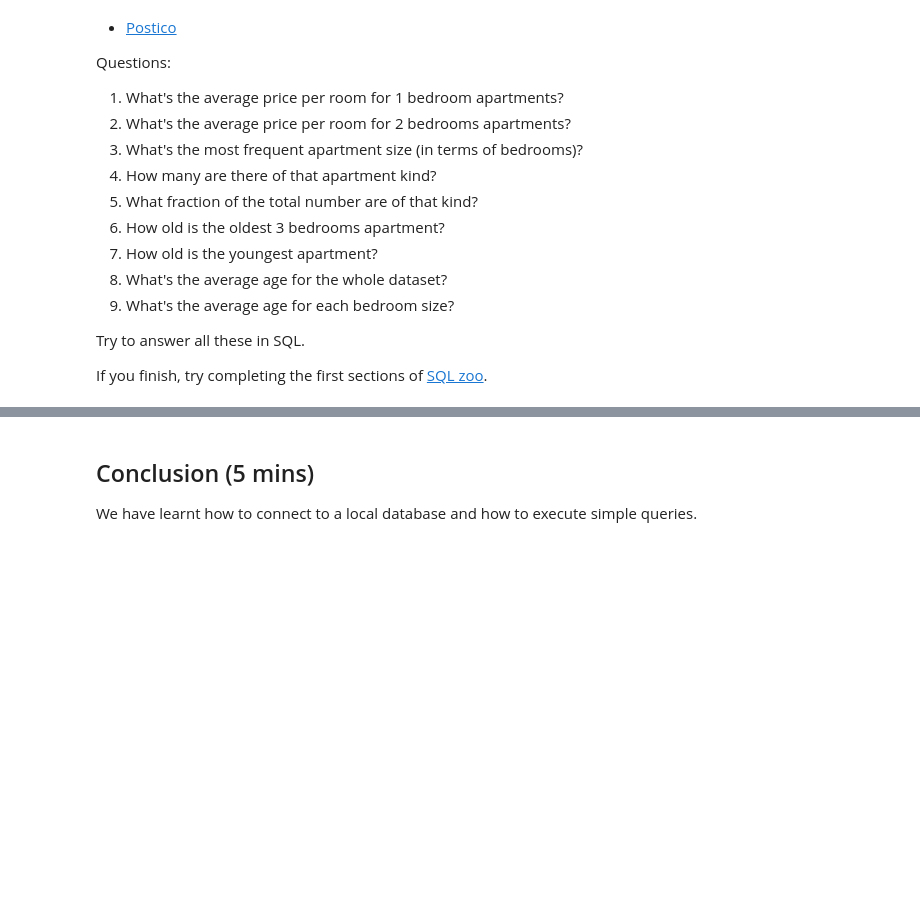
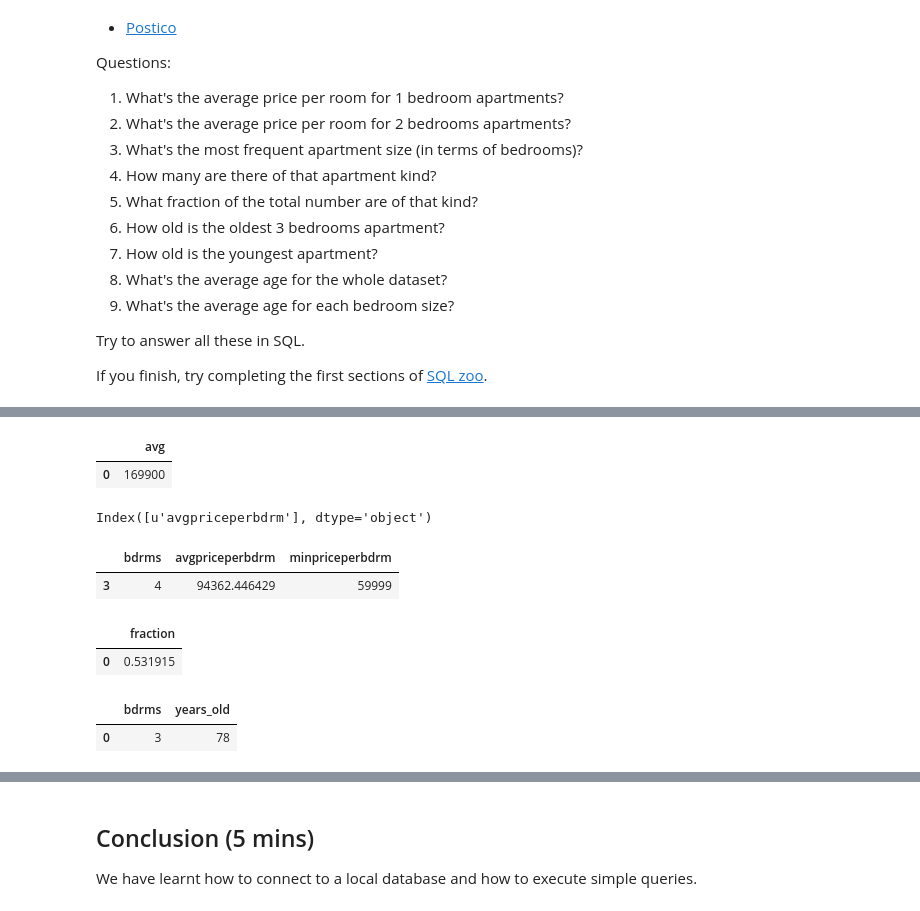
Before and after one commit to ColinJClemence/DataScienceStuff, a Jupyter notebook: curriculum/week-05/1.2-lesson/assets/readme.ipynb, the cells around one changed output, grey strips where cells are left out. Cells and saved outputs as stored; diff of their text form; code cells hidden in the pictures; blank space fills up the shorter version.

```diff
--- a/curriculum/week-05/1.2-lesson/assets/readme.ipynb
+++ b/curriculum/week-05/1.2-lesson/assets/readme.ipynb
@@ -361,0 +442,59 @@ If you finish, try completing the first sections of [SQL zoo](http://www.sqlzoo.
+# %%
+# 1. What's the average price per room for 1 bedroom apartments?
+pd.read_sql_query('SELECT AVG(price) FROM housing WHERE bdrms=1;', con=conn)
+# %% [output]
+|  | avg |
+| 0 | 169900 |
+# %%
+# 2. What's the average price per room for 2 bedroom apartments?
+#pd.read_sql_query('SELECT AVG(price)/2 FROM housing WHERE bdrms=2;', con=conn)
+
+tmp= pd.read_sql_query('SELECT AVG(price)/2 AS AvgPricePerBdrm FROM housing WHERE bdrms=2;', con=conn)
+print tmp.columns
+# %% [output]
+Index([u'avgpriceperbdrm'], dtype='object')
+# %%
+# 3. What's the most frequent apartment size (in terms of bedrooms)?
+# pd.read_sql_query('SELECT bdrms, \
+#                           count(bdrms) AS count_brdrms \
+#                     FROM housing \
+#                     GROUP BY bdrms ORDER BY 2 ;', con=conn)
+
+
+v = pd.read_sql_query('SELECT bdrms, \
+                      AVG(price)/bdrms AS AvgPricePerBdrm, \
+                      MIN(price)/bdrms AS MinPricePerBdrm \
+                      FROM housing \
+                  GROUP BY bdrms \
+                  ORDER BY bdrms ASC;', con=conn)
+
+# pd.read_sql_query('SELECT bdrms, \
+#                       AVG(price)/bdrms AS AvgPricePerBdrm \
+#                       MIN(price)/bdrms AS MinPricePerBdrm \
+#                       FROM housing \
+#                   GROUP BY bdrms \
+#                   ORDER BY bdrms ASC;', con=conn)
+# %%
+#now we want to select 4 bedrooms from the df created above
+v[v['bdrms'] == 4]
+# %% [output]
+|  | bdrms | avgpriceperbdrm | minpriceperbdrm |
+| 3 | 4 | 94362.446429 | 59999 |
+# %%
+# 5. What fraction of the total number are of that kind?
+pd.read_sql('SELECT \
+                ((SELECT COUNT(bdrms) FROM housing WHERE bdrms=3)*1.0)/COUNT(bdrms) AS fraction \
+            FROM housing',con=conn)
+# %% [output]
+|  | fraction |
+| 0 | 0.531915 |
+# %%
+#6. How old is the oldest 3 bedrooms apartment?
+pd.read_sql_query('SELECT bdrms, \
+                          MAX(age) AS years_old \
+                   FROM housing \
+                   WHERE bdrms = 3 \
+                   GROUP BY bdrms ORDER BY bdrms ASC', con=conn)
+# %% [output]
+|  | bdrms | years_old |
+| 0 | 3 | 78 |
```
Also changed, not shown: parts of 13 cells of this notebook, 1 other file.
